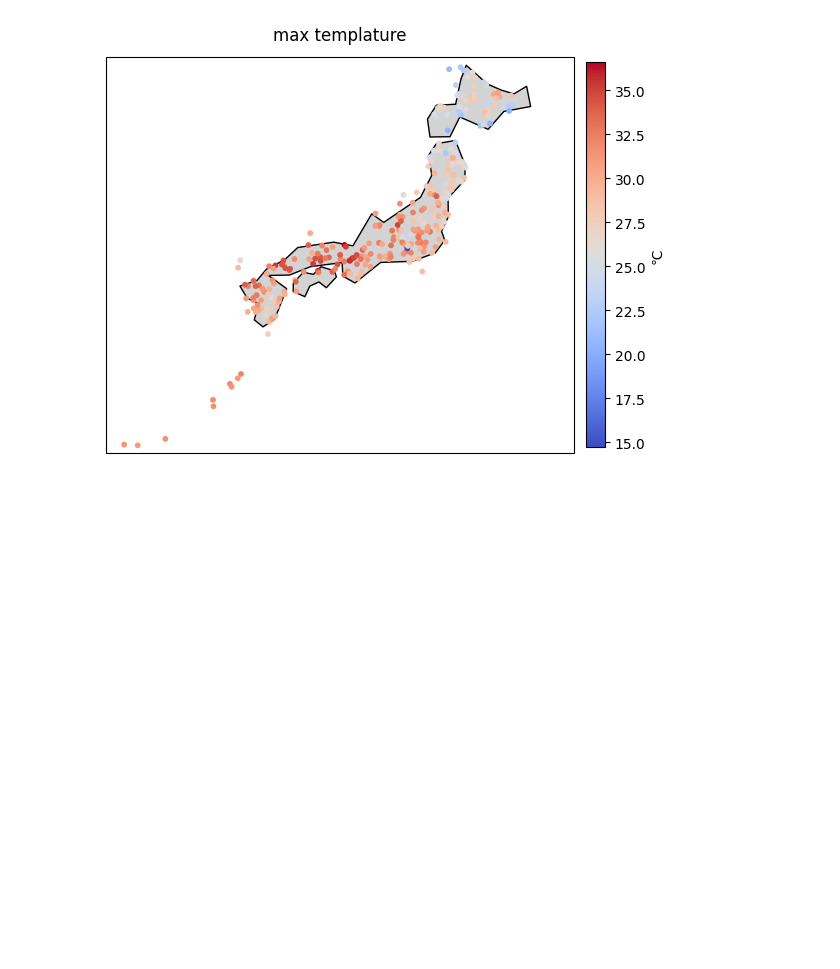
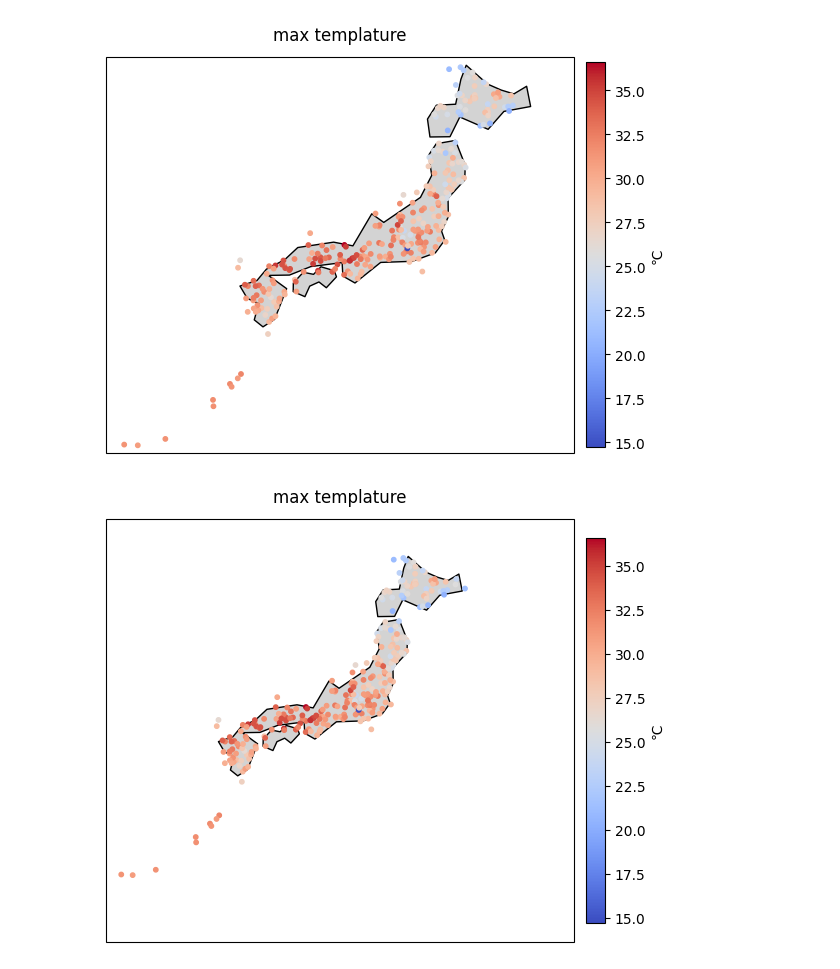
Before and after one commit to oh80/dropout_MC, a Jupyter notebook: _04_report/code/plot_templature.ipynb, the cells around one changed output. Cells and saved outputs as stored; diff of their text form; code cells hidden in the pictures; blank space fills up the shorter version.

```diff
--- a/_04_report/code/plot_templature.ipynb
+++ b/_04_report/code/plot_templature.ipynb
@@ -83,3 +83,70 @@ def plot_temperature(df):
 plot_temperature(test_df)
 # %% [output]
 [figure]
+# %%
+import matplotlib.pyplot as plt
+import cartopy.crs as ccrs
+from cartopy.io import shapereader
+
+# 1. 日本のポリゴンだけ取り出す
+shp_fname = shapereader.natural_earth(
+    category='cultural',
+    name='admin_0_countries',
+    #scale='50m'
+)
+reader = shapereader.Reader(shp_fname)
+japan_geoms = [
+    rec.geometry
+    for rec in reader.records()
+    if rec.attributes['ADM0_A3'] == 'JPN'
+]
+
+lon_min, lon_max = 122, 150
+lat_min, lat_max = 20, 48
+
+df_map = df_map[
+    (df_map['longitude'] >= lon_min) & (df_map['longitude'] <= lon_max) &
+    (df_map['latitude']  >= lat_min)  & (df_map['latitude']  <= lat_max)
+].copy()
+
+# 2. プロット
+fig = plt.figure(figsize=(6, 8))
+ax = plt.axes(projection=ccrs.PlateCarree())
+
+# 2‑a. 地図（日本）を zorder=1 で描画
+ax.add_geometries(
+    japan_geoms,
+    crs=ccrs.PlateCarree(),
+    facecolor='lightgray',
+    edgecolor='black',
+    linewidth=1,
+    zorder=1
+)
+
+# 2‑b. 点（観測所）を zorder=2 で描画
+sc = ax.scatter(
+    df_map['longitude'],
+    df_map['latitude'],
+    c=df_map['temp'],
+    cmap='coolwarm',
+    #cmap='plasma',
+    s=10,
+    #edgecolor='black',
+    transform=ccrs.PlateCarree(),
+    zorder=2
+)
+
+# 3. カラーバー
+cb = plt.colorbar(sc, ax=ax, orientation='vertical', pad=0.02, shrink=0.5)
+cb.set_label('℃')
+
+# 4. ズーム範囲を日本列島に限定
+ax.set_extent([122, 153, 20, 48], crs=ccrs.PlateCarree())
+
+# タイトル
+ax.set_title('max templature', pad=12)
+
+plt.tight_layout()
+plt.show()
+# %% [output]
+[figure, added]
```
Also changed, not shown: parts of 2 cells of this notebook, 8 other files.
